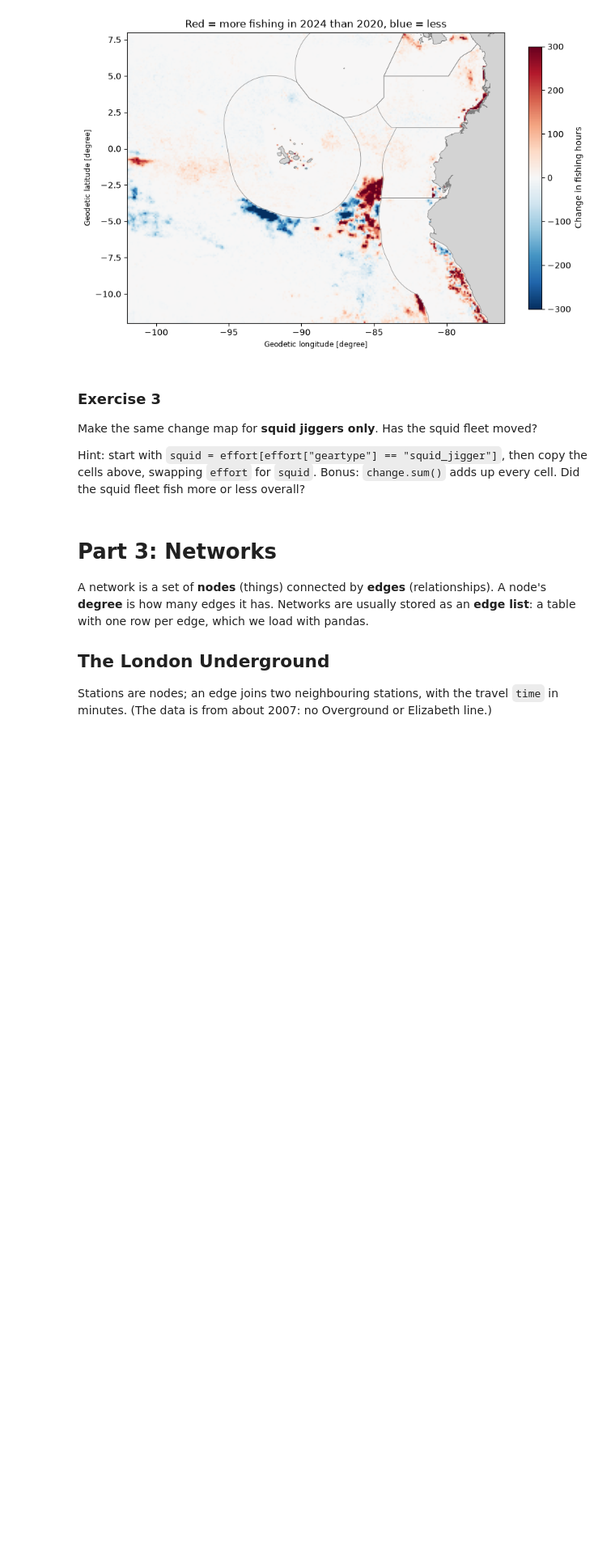
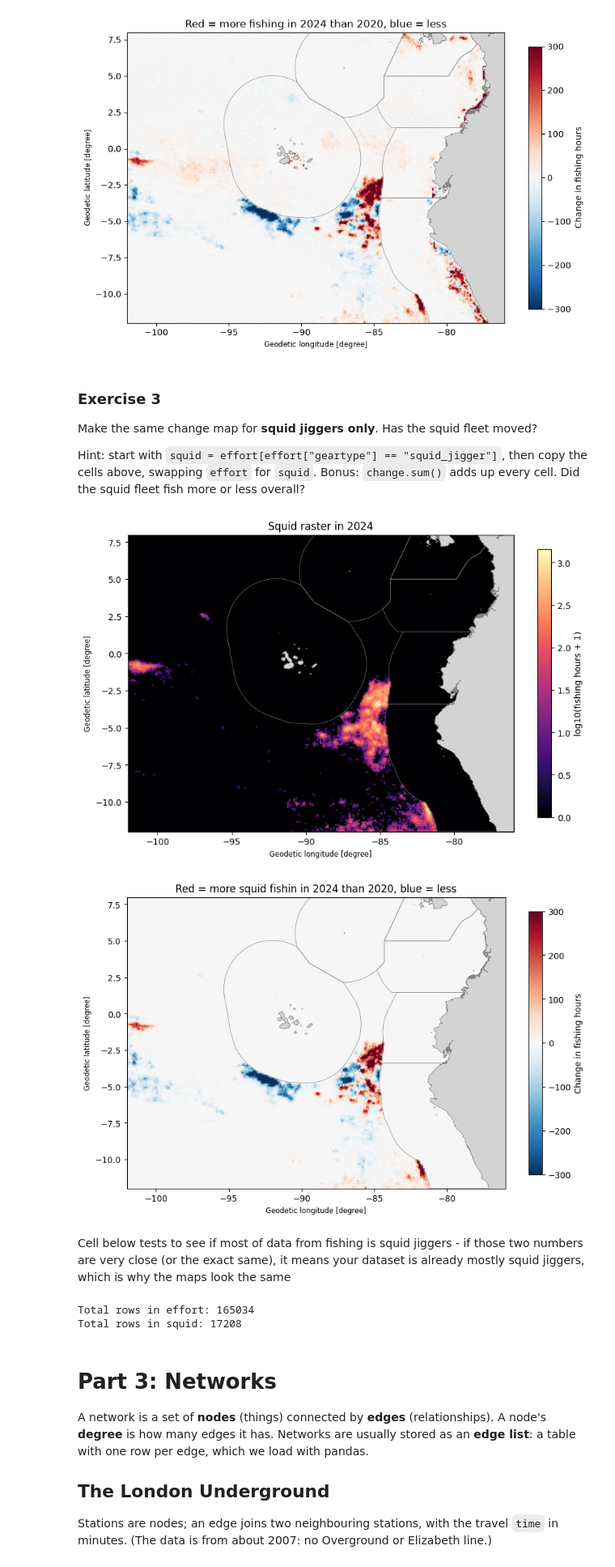
Before and after one commit to ysubev/QM2, a Jupyter notebook: notebooks/W03. Spatial Data.ipynb, the cells around one changed output. Shown at 81% size. Drawn from its saved outputs; the diff is of its cells as text; code cells hidden in the pictures; blank space fills up the shorter version.

```diff
--- a/notebooks/W03. Spatial Data.ipynb
+++ b/notebooks/W03. Spatial Data.ipynb
@@ -222,3 +241,25 @@ Hint: start with `squid = effort[effort["geartype"] == "squid_jigger"]`, then co
+# %%
+# your code here
+
+squid = effort[effort["geartype"] == "squid_jigger"]
+
+r24 = to_raster(squid[squid["year"] == 2024])
+show_raster(r24, "Squid raster in 2024")
+
+r20 = to_raster(squid[squid["year"] == 2020])
+change = r24 - r20      # one line of raster maths: every cell at once
+show_raster(change, "Red = more squid fishin in 2024 than 2020, blue = less", change=True)
+# %% [output]
+[figure, added]
+[figure, added]
+# %% [markdown]
+Cell below tests to see if most of data from fishing is squid jiggers - if those two numbers are very close (or the exact same), it means your dataset is already mostly squid jiggers, which is why the maps look the same
+# %%
+print("Total rows in effort:", len(effort))
+print("Total rows in squid:", len(squid))
+# %% [output]
+Total rows in effort: 165034
+Total rows in squid: 17208
 # %% [markdown]
 # Part 3: Networks
 
```
Also changed, not shown: parts of 7 cells of this notebook.
